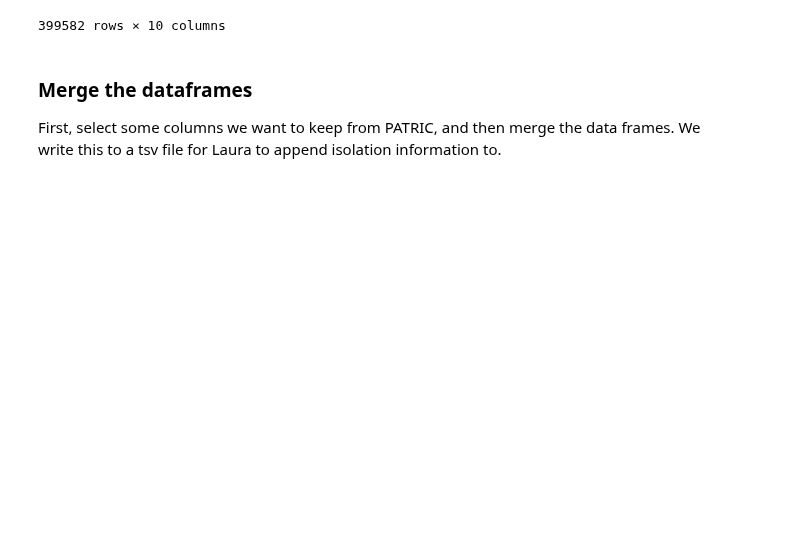
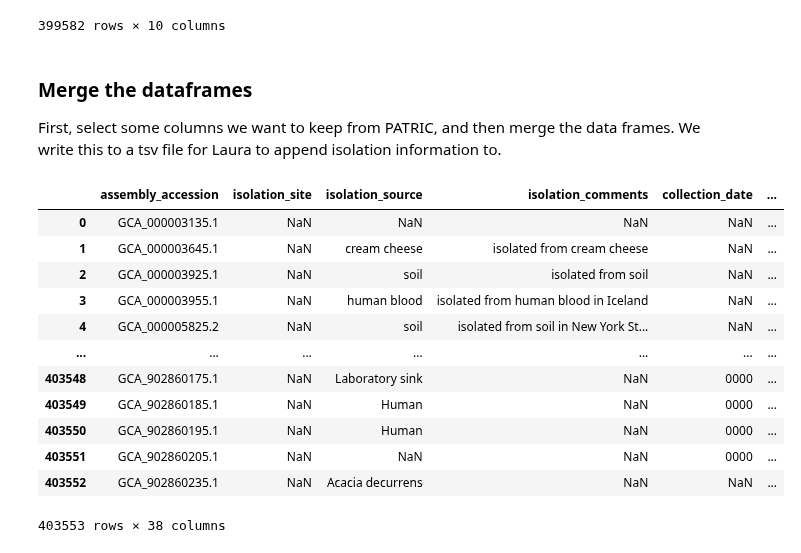
Before and after one commit to linsalrob/PhispyAnalysis, a Jupyter notebook: DataAnalysis/RAST sources.ipynb, the cells around one changed output. Saved outputs shown, nothing was run; the diff lists cells and outputs as text; code cells hidden in the pictures; blank space fills up the shorter version.

```diff
--- a/DataAnalysis/RAST sources.ipynb
+++ b/DataAnalysis/RAST sources.ipynb
@@ -109,3 +124,19 @@ interesting_cols = [acccol, 'isolation_site', 'isolation_source', 'isolation_com
 tempdf = metadf[interesting_cols]
 phagemeta = pd.merge(tempdf, phagesdf, how='right', left_on=acccol, right_on=acccol)
 phagemeta.to_csv(os.path.join('results', 'example_isolations.tsv'), sep='\t')
+# %%
+phagemeta
+# %% [output]
+|  | assembly_accession | isolation_site | isolation_source | isolation_comments | collection_date | ... |
+| 0 | GCA_000003135.1 | NaN | NaN | NaN | NaN | ... |
+| 1 | GCA_000003645.1 | NaN | cream cheese | isolated from cream cheese | NaN | ... |
+| 2 | GCA_000003925.1 | NaN | soil | isolated from soil | NaN | ... |
+| 3 | GCA_000003955.1 | NaN | human blood | isolated from human blood in Iceland | NaN | ... |
+| 4 | GCA_000005825.2 | NaN | soil | isolated from soil in New York St... | NaN | ... |
+| ... | ... | ... | ... | ... | ... | ... |
+| 403548 | GCA_902860175.1 | NaN | Laboratory sink | NaN | 0000 | ... |
+| 403549 | GCA_902860185.1 | NaN | Human | NaN | 0000 | ... |
+| 403550 | GCA_902860195.1 | NaN | Human | NaN | 0000 | ... |
+| 403551 | GCA_902860205.1 | NaN | NaN | NaN | 0000 | ... |
+| 403552 | GCA_902860235.1 | NaN | Acacia decurrens | NaN | NaN | ... |
+403553 rows × 38 columns
```
Also changed, not shown: parts of 12 cells of this notebook.
